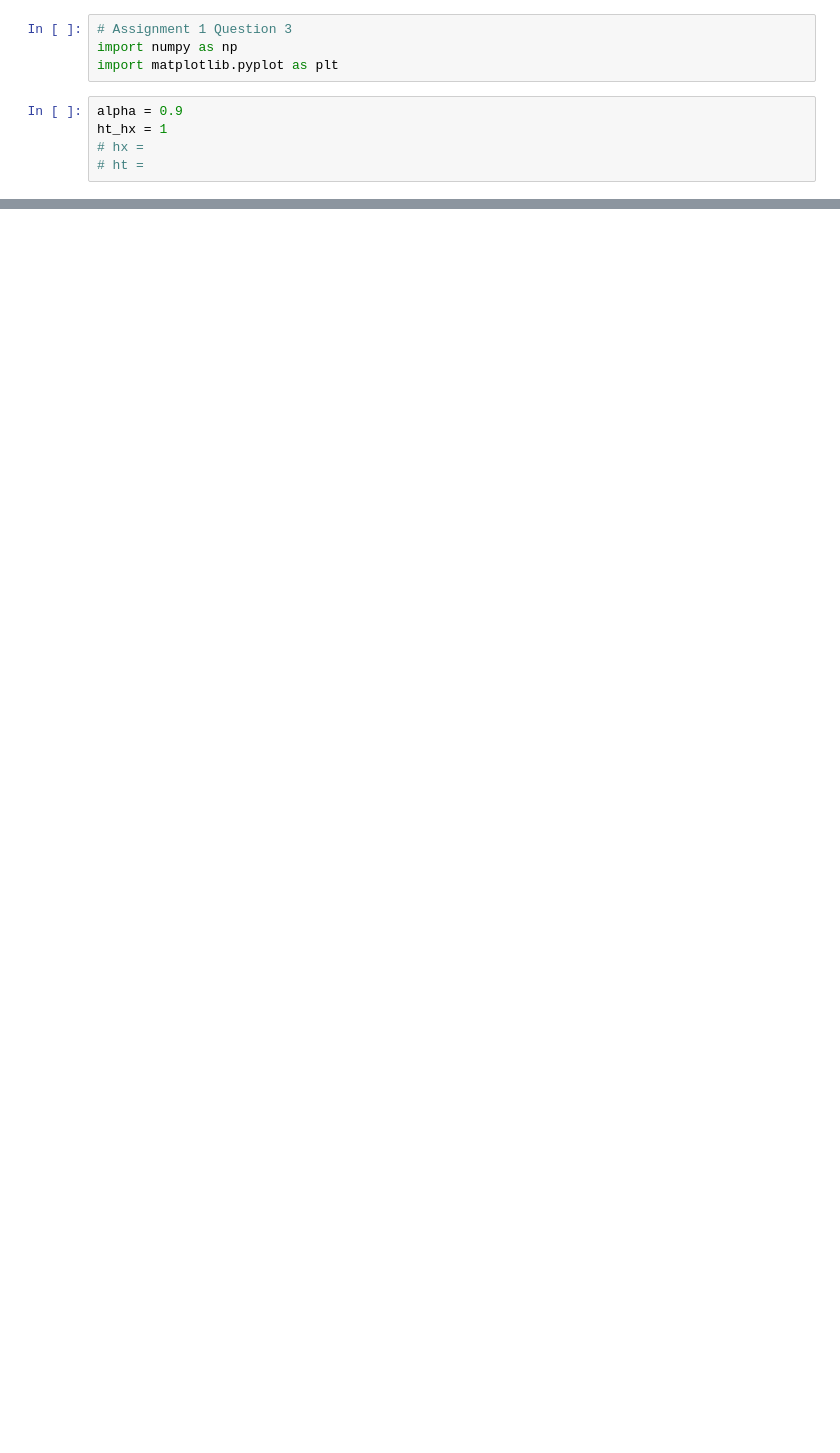
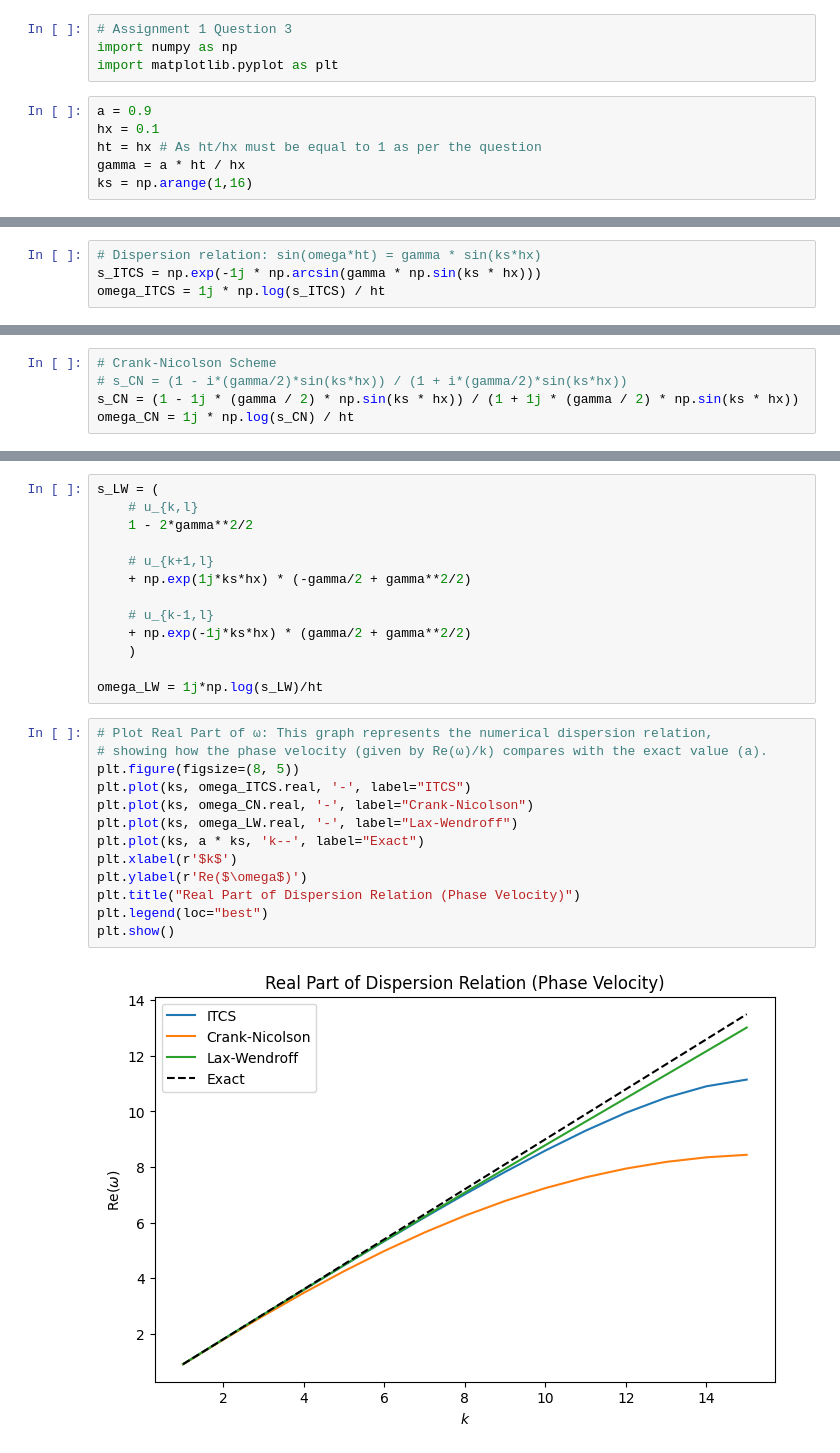
Before and after one commit to Adam-R-Lawrence/CS-555, a Jupyter notebook: Assignment_1_question_3.ipynb, the cells around one changed output, grey strips where cells are left out. Drawn from its saved outputs; the diff is of its cells as text; blank space fills up the shorter version.

Commit message:
A bit for Question 3

```diff
--- a/Assignment_1_question_3.ipynb
+++ b/Assignment_1_question_3.ipynb
@@ -3,7 +3,8 @@
 import numpy as np
 import matplotlib.pyplot as plt
 # %%
-alpha = 0.9
-ht_hx = 1
-# hx =
-# ht =
+a = 0.9
+hx = 0.1
+ht = hx # As ht/hx must be equal to 1 as per the question
+gamma = a * ht / hx
+ks = np.arange(1,16)
@@ -29,0 +18,4 @@ $$
+# %%
+# Dispersion relation: sin(omega*ht) = gamma * sin(ks*hx)
+s_ITCS = np.exp(-1j * np.arcsin(gamma * np.sin(ks * hx)))
+omega_ITCS = 1j * np.log(s_ITCS) / ht
@@ -29,0 +30,5 @@ $$
+# %%
+# Crank-Nicolson Scheme
+# s_CN = (1 - i*(gamma/2)*sin(ks*hx)) / (1 + i*(gamma/2)*sin(ks*hx))
+s_CN = (1 - 1j * (gamma / 2) * np.sin(ks * hx)) / (1 + 1j * (gamma / 2) * np.sin(ks * hx))
+omega_CN = 1j * np.log(s_CN) / ht
@@ -29,0 +43,28 @@ $$
+# %%
+s_LW = (
+    # u_{k,l}
+    1 - 2*gamma**2/2
+
+    # u_{k+1,l}
+    + np.exp(1j*ks*hx) * (-gamma/2 + gamma**2/2)
+
+    # u_{k-1,l}
+    + np.exp(-1j*ks*hx) * (gamma/2 + gamma**2/2)
+    )
+
+omega_LW = 1j*np.log(s_LW)/ht
+# %%
+# Plot Real Part of ω: This graph represents the numerical dispersion relation,
+# showing how the phase velocity (given by Re(ω)/k) compares with the exact value (a).
+plt.figure(figsize=(8, 5))
+plt.plot(ks, omega_ITCS.real, '-', label="ITCS")
+plt.plot(ks, omega_CN.real, '-', label="Crank-Nicolson")
+plt.plot(ks, omega_LW.real, '-', label="Lax-Wendroff")
+plt.plot(ks, a * ks, 'k--', label="Exact")
+plt.xlabel(r'$k$')
+plt.ylabel(r'Re($\omega$)')
+plt.title("Real Part of Dispersion Relation (Phase Velocity)")
+plt.legend(loc="best")
+plt.show()
+# %% [output]
+[figure, added]
```
Also changed, not shown: parts of 6 cells of this notebook, 3 other files.
